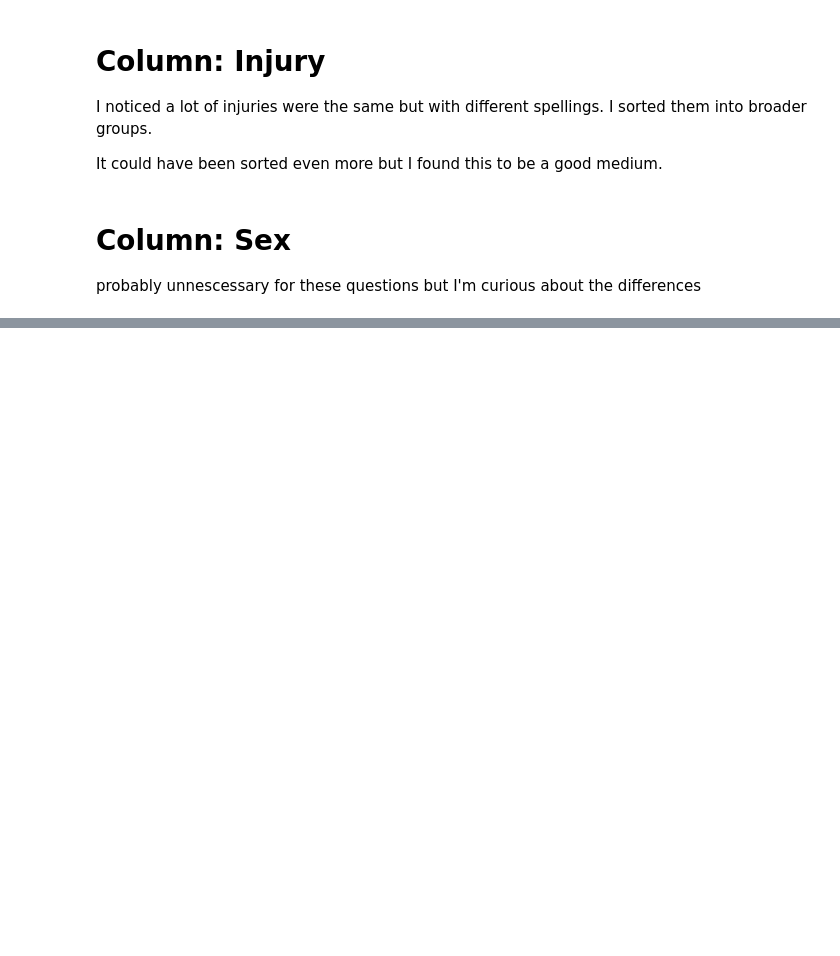
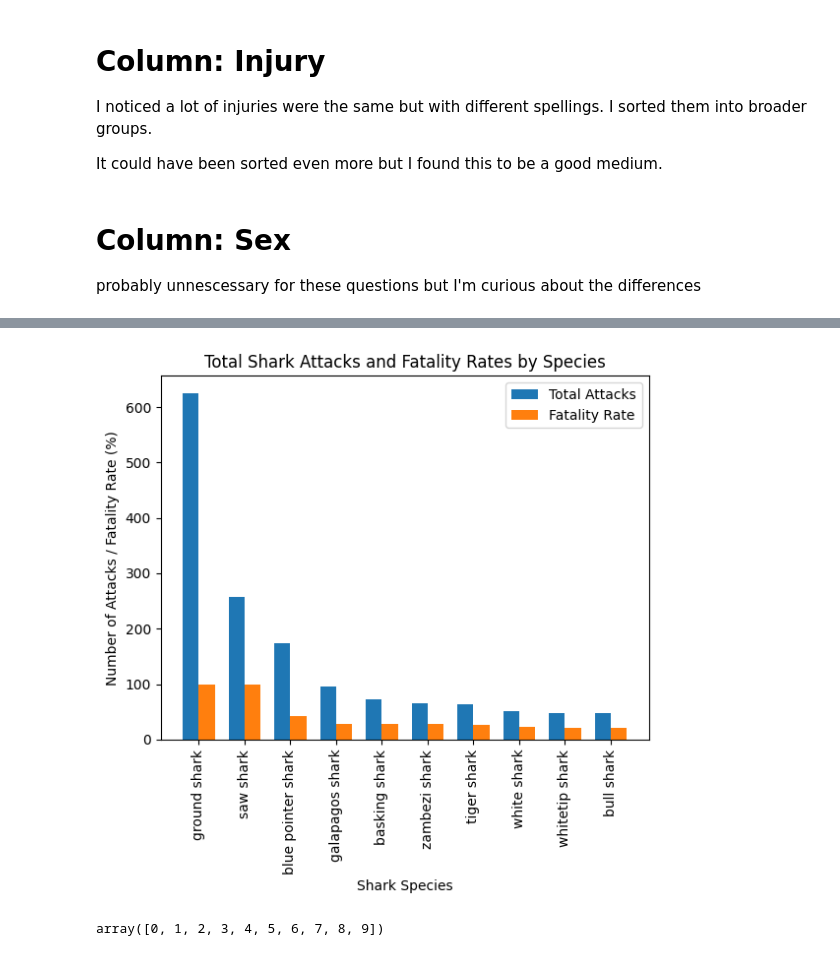
Before and after one commit to MevrouwHelderder/Assignments, a Jupyter notebook: Assignment_Shark_Attack.ipynb, the cells around one changed output, grey strips where cells are left out. Cells and saved outputs as stored; diff of their text form; code cells hidden in the pictures; blank space fills up the shorter version.

```diff
--- a/Assignment_Shark_Attack.ipynb
+++ b/Assignment_Shark_Attack.ipynb
@@ -683,0 +692,16 @@ attacks_clean
+# %%
+# Fatality Rate
+# What percentage of the attacks a species does have a fatal outcome?
+
+# count the total amount of fatal attack per species.
+fatal_attacks = confirm_species_outcome[confirm_species_outcome["Outcome"] == "fatal"].groupby("Species").size()
+
+# count the total amount of attacks per species.
+total_attacks = confirm_species_outcome.groupby('Species').size()
+
+# calculate the fatality rate percentage per species, replace null values with 0
+fatality_rate = (fatal_attacks / total_attacks * 100).round(2).fillna(0)
+# %%
+# Top ten when looking at Fatality rate
+top_fatality_rate = fatality_rate.sort_values(ascending=False).head(10)
+top_fatality_rate
@@ -683,0 +721,4 @@ attacks_clean
+# %%
+# Top ten when looking at total attacks
+top_total_attacks = total_attacks.sort_values(ascending=False).head(10)
+top_total_attacks
@@ -683,0 +738,39 @@ attacks_clean
+# %%
+# Looking at the fatality rate versus the total attacks
+
+# Defining the data to plot
+# Set species as the index
+species = top_fatality_rate.index.values
+fatality_rates = top_fatality_rate.values
+total_attacks = top_total_attacks.values
+
+# Define the figure and axis objects
+fig, ax = plt.subplots()
+
+# Define the locations for the bars so I can place both bars next to eachother
+x = np.arange(len(species))
+
+# Define the width of each bar
+bar_width = 0.35
+
+# Plot the total attacks bars
+rects1 = ax.bar(x, total_attacks, bar_width, label="Total Attacks")
+
+# Plot the fatality rate bars
+rects2 = ax.bar(x + bar_width, fatality_rates, bar_width, label="Fatality Rate")
+
+# Add cosmetics
+ax.set_xlabel("Shark Species")
+ax.set_ylabel("Number of Attacks / Fatality Rate (%)")
+ax.set_title("Total Shark Attacks and Fatality Rates by Species")
+ax.set_xticks(x + bar_width / 2)
+ax.set_xticklabels(species, rotation=90)
+ax.legend()
+
+plt.show()
+# %% [output]
+[figure, added]
+# %%
+np.arange(len(species))
+# %% [output]
+array([0, 1, 2, 3, 4, 5, 6, 7, 8, 9])
```
Also changed, not shown: parts of 36 cells of this notebook.
